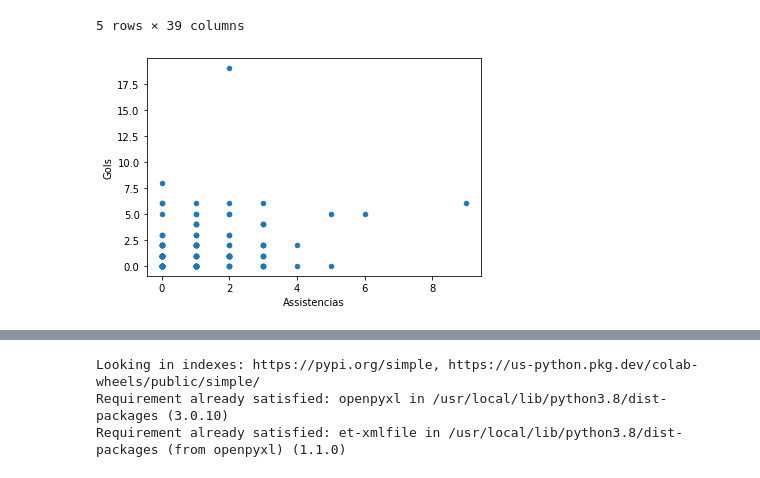
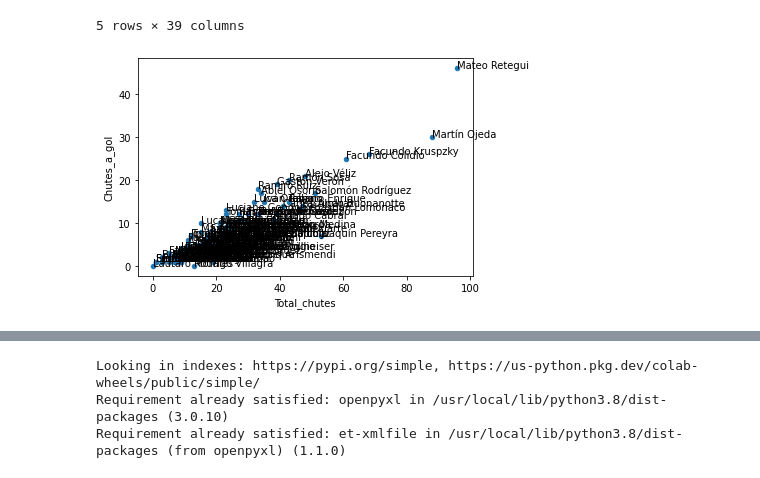
Before and after one commit to fernandopaguiar/Sports-Analytics-Python, a Jupyter notebook: Scout.ipynb, the cells around one changed output, grey strips where cells are left out. Saved outputs shown, nothing was run; the diff lists cells and outputs as text; code cells hidden in the pictures.

```diff
--- a/Scout.ipynb
+++ b/Scout.ipynb
@@ -463,9 +487,13 @@ import seaborn as sns
 import matplotlib.pyplot as plt
 # %%
 # Criando o gráfico de dispersão
-ax = jogadores_arg_sub23.plot.scatter(x='Assistencias', y='Gols')
+ax = jogadores_arg_sub23.plot.scatter(x='Total_chutes', y='Chutes_a_gol')
+
+# Adicionando o nome do jogador para cada ponto no gráfico
+for i, row in jogadores_arg_sub23.iterrows():
+    ax.annotate(row['Jogador'], (row['Total_chutes'], row['Chutes_a_gol']))
 
 # Exibindo o gráfico
 plt.show()
 # %% [output]
-[figure, old version]
+[figure, new version]
```
Also changed, not shown: parts of 3 cells of this notebook.
